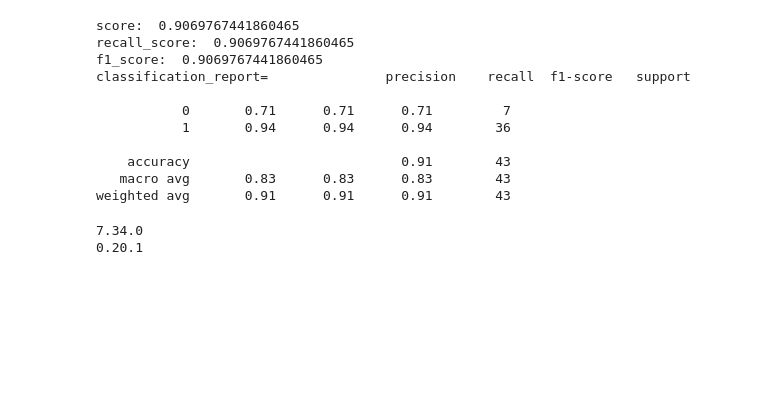
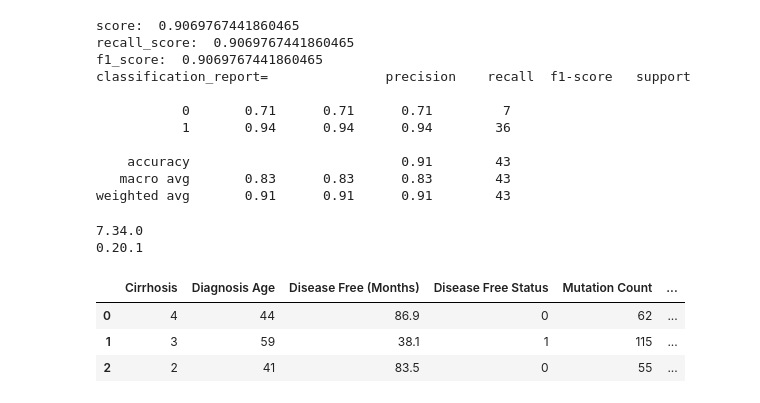
Before and after one commit to xexeyt5/trabajos-ciencia-de-datos, a Jupyter notebook: clasificacion_liver.ipynb, the cells around one changed output. Cells and saved outputs as stored; diff of their text form; code cells hidden in the pictures; blank space fills up the shorter version.

```diff
--- a/clasificacion_liver.ipynb
+++ b/clasificacion_liver.ipynb
@@ -356,0 +363,7 @@ print(graphviz.__version__)
+# %%
+df.head(3)
+# %% [output]
+|  | Cirrhosis | Diagnosis Age | Disease Free (Months) | Disease Free Status | Mutation Count | ... |
+| 0 | 4 | 44 | 86.9 | 0 | 62 | ... |
+| 1 | 3 | 59 | 38.1 | 1 | 115 | ... |
+| 2 | 2 | 41 | 83.5 | 0 | 55 | ... |
```
Also changed, not shown: parts of 4 cells of this notebook, 9 other files.
